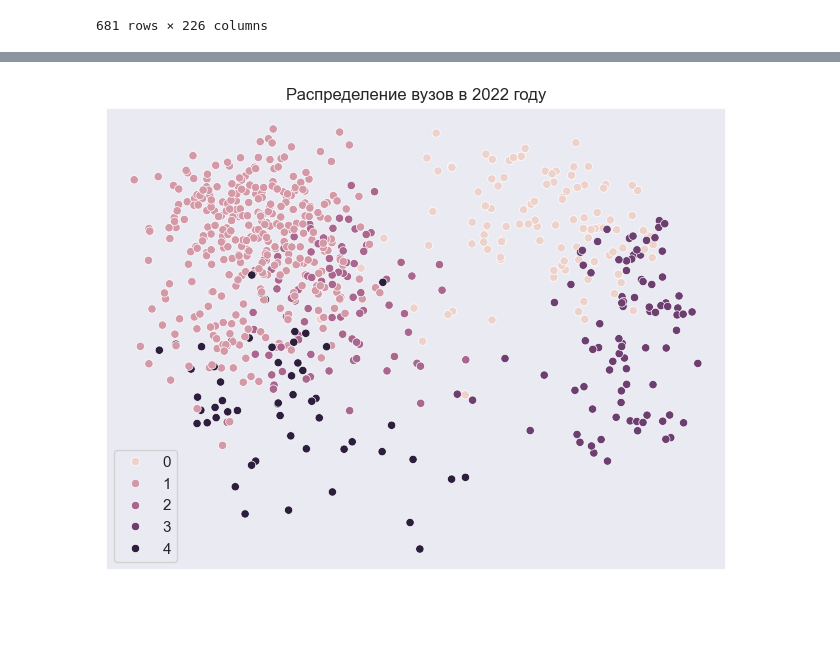
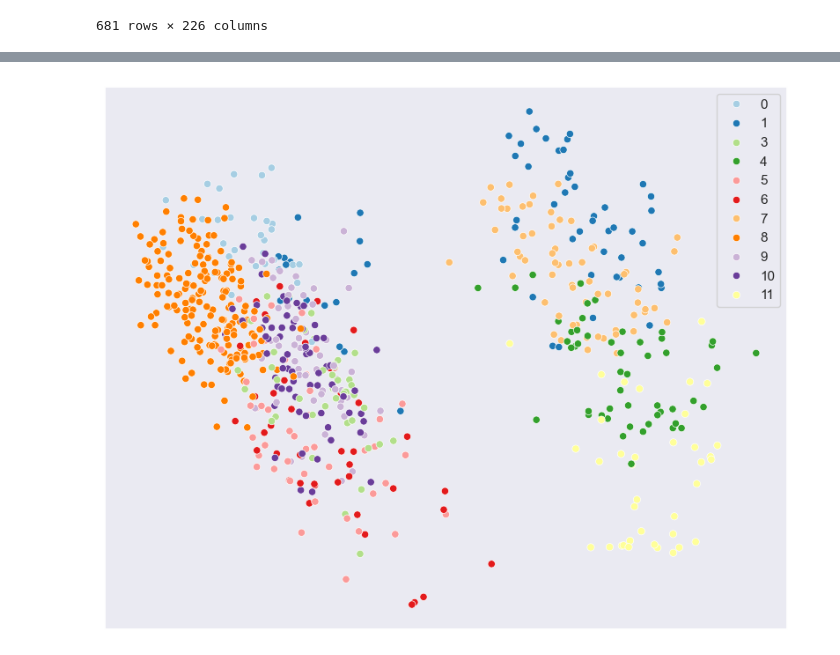
Before and after one commit to sosnovskiim/MachineLearning, a Jupyter notebook: Курс 3 - Машинное обучение и нейронные сети/2. Кластеризация/2.1 Кластеризация вузов/2.1 Кластеризация вузов.ipynb, the cells around one changed output, grey strips where cells are left out. Cells and saved outputs as stored; diff of their text form; code cells hidden in the pictures; blank space fills up the shorter version.

```diff
--- a/Курс 3 - Машинное обучение и нейронные сети/2. Кластеризация/2.1 Кластеризация вузов/2.1 Кластеризация вузов.ipynb
+++ b/Курс 3 - Машинное обучение и нейронные сети/2. Кластеризация/2.1 Кластеризация вузов/2.1 Кластеризация вузов.ipynb
@@ -1030,7 +1029,11 @@ array([[ 0.75050245,  0.72036073],
 def get_scatter_plot(X_pca, hue=None, palette=None, ax=None, figsize=None, title=""):
     if figsize:
         plt.figure(figsize=figsize)
-    return sns.scatterplot(x=X_pca[:, 0], y=X_pca[:, 1], hue=hue, palette=palette, ax=ax).set(title=title, xticks=[], yticks=[])
+    return sns.scatterplot(
+        x=X_pca[:, 0], y=X_pca[:, 1], hue=hue, palette=palette, ax=ax
+    ).set(
+        title=title, xticks=[], yticks=[]
+    )
 # %%
 _, axes = plt.subplots(nrows=2, ncols=2, figsize=(14, 10))
 axes = axes.flatten()
@@ -1347,5 +1470,5 @@ get_scatter_plot(uni22_pca, figsize=(8, 6), title="Распределение в
 # %%
-kmeans_past = KMeans(n_clusters=5, random_state=0)
-kmeans_past.fit(uni_clean_past)
-(centroids_past := kmeans_past.cluster_centers_)
+kmeans_past_clust11 = KMeans(n_clusters=12, random_state=1)
+kmeans_past_clust11.fit(uni_clean_past)
+kmeans_past_clust11.cluster_centers_
 # %% [output]
@@ -1369,9 +1489,12 @@ array([[ 5.54977952e-01,  6.18063907e-03,  1.21412883e-01,
 # %%
-y_kmeans_past = kmeans_past.predict(uni22_clean)
+y_kmeans_past_clust11 = kmeans_past_clust11.predict(uni22_clean)
+
+uni22_clust11_new = uni_by_year[2022].copy()
+uni22_clust11_new["cluster"] = y_kmeans_past_clust11
 
 pd.DataFrame({
-    "count": pd.Series(y_kmeans_past).value_counts().sort_index(),
-    "proportion": pd.Series(y_kmeans_past).value_counts(normalize=True).sort_index()
+    "count": pd.Series(y_kmeans_past_clust11).value_counts().sort_index(),
+    "proportion": pd.Series(y_kmeans_past_clust11).value_counts(normalize=True).sort_index()
 })
 # %% [output]
 |  | count | proportion |
@@ -1383,4 +1512,4 @@ pd.DataFrame({
 # %%
-get_scatter_plot(uni22_pca, hue=y_kmeans_past, figsize=(8, 6), title="Распределение вузов в 2022 году");
+get_scatter_plot(uni22_pca, hue=y_kmeans_past_clust11, palette="Paired", figsize=(10, 8));
 # %% [output]
-[figure, old version]
+[figure, new version]
```
Also changed, not shown: parts of 53 cells of this notebook, 2 other files.
